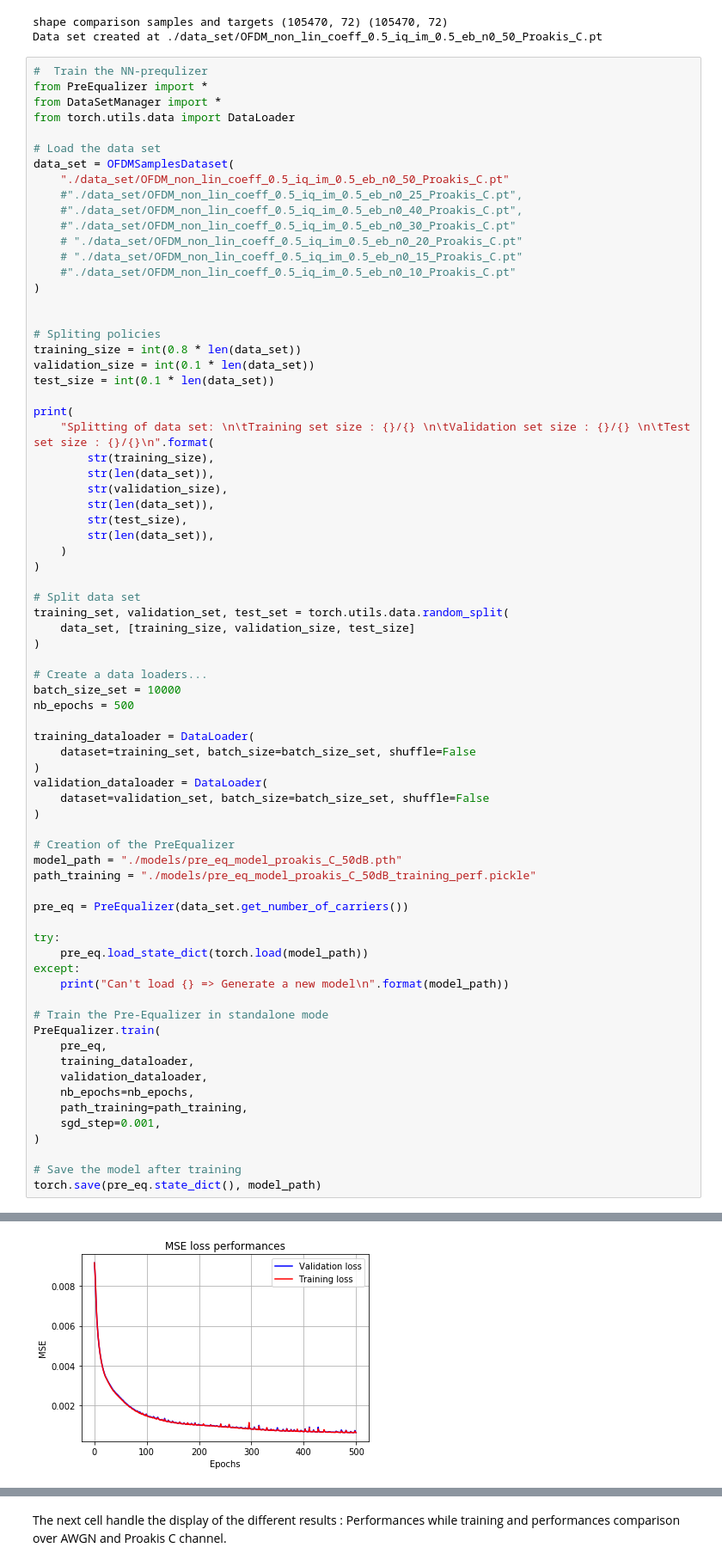
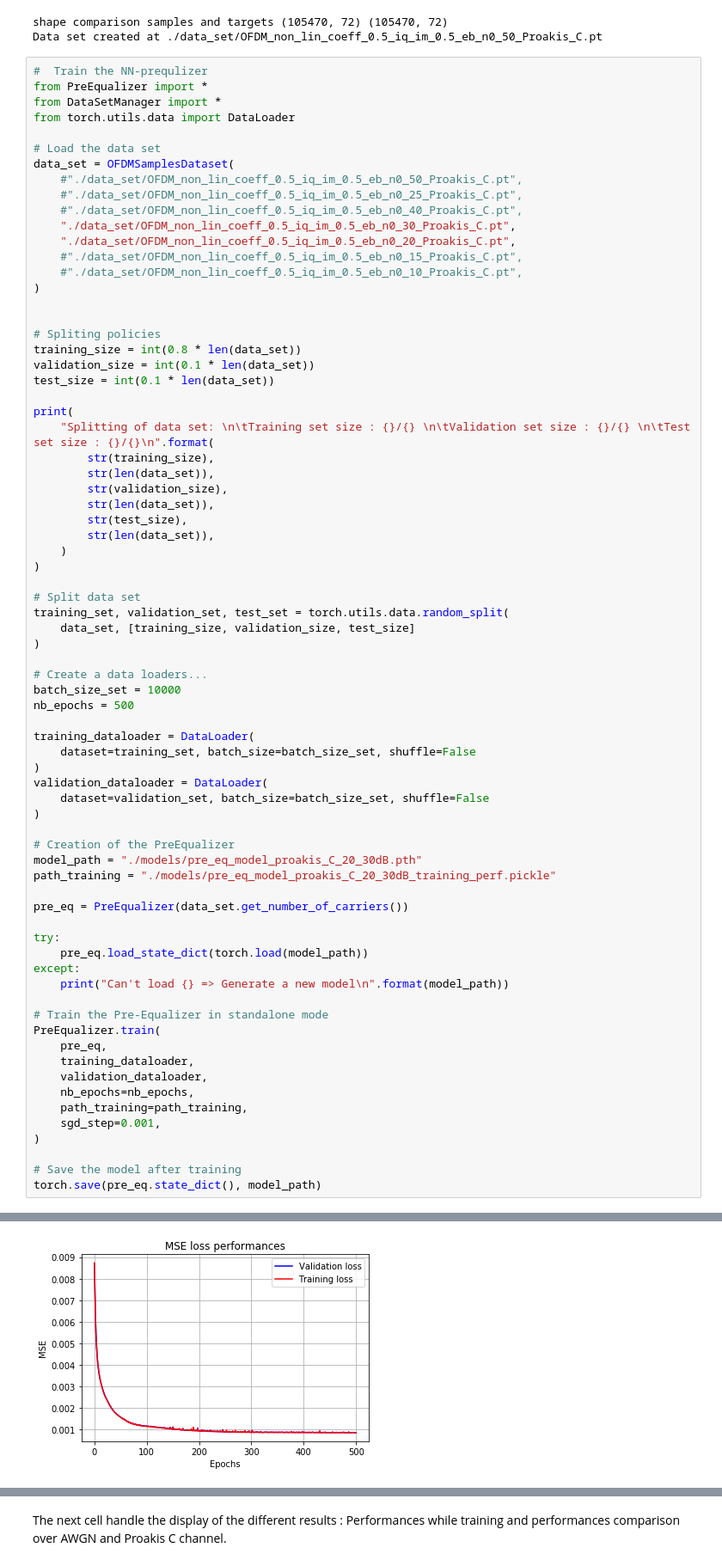
Before and after one commit to EricSoubigou/Deep-Net-Pre-Equalizer, a Jupyter notebook: online_label_recovery.ipynb, the cells around one changed output, grey strips where cells are left out. Shown: that part at 86% size. Drawn from its saved outputs; the diff is of its cells as text.

```diff
--- a/online_label_recovery.ipynb
+++ b/online_label_recovery.ipynb
@@ -141,13 +141,13 @@ from torch.utils.data import DataLoader
 
 # Load the data set
 data_set = OFDMSamplesDataset(
-    "./data_set/OFDM_non_lin_coeff_0.5_iq_im_0.5_eb_n0_50_Proakis_C.pt"
+    #"./data_set/OFDM_non_lin_coeff_0.5_iq_im_0.5_eb_n0_50_Proakis_C.pt",
     #"./data_set/OFDM_non_lin_coeff_0.5_iq_im_0.5_eb_n0_25_Proakis_C.pt",
     #"./data_set/OFDM_non_lin_coeff_0.5_iq_im_0.5_eb_n0_40_Proakis_C.pt",
-    #"./data_set/OFDM_non_lin_coeff_0.5_iq_im_0.5_eb_n0_30_Proakis_C.pt"
-    # "./data_set/OFDM_non_lin_coeff_0.5_iq_im_0.5_eb_n0_20_Proakis_C.pt"
-    # "./data_set/OFDM_non_lin_coeff_0.5_iq_im_0.5_eb_n0_15_Proakis_C.pt"
-    #"./data_set/OFDM_non_lin_coeff_0.5_iq_im_0.5_eb_n0_10_Proakis_C.pt"
+    "./data_set/OFDM_non_lin_coeff_0.5_iq_im_0.5_eb_n0_30_Proakis_C.pt",
+    "./data_set/OFDM_non_lin_coeff_0.5_iq_im_0.5_eb_n0_20_Proakis_C.pt",
+    #"./data_set/OFDM_non_lin_coeff_0.5_iq_im_0.5_eb_n0_15_Proakis_C.pt",
+    #"./data_set/OFDM_non_lin_coeff_0.5_iq_im_0.5_eb_n0_10_Proakis_C.pt",
 )
 
 
@@ -184,8 +184,8 @@ validation_dataloader = DataLoader(
 )
 
 # Creation of the PreEqualizer
-model_path = "./models/pre_eq_model_proakis_C_50dB.pth"
-path_training = "./models/pre_eq_model_proakis_C_50dB_training_perf.pickle"
+model_path = "./models/pre_eq_model_proakis_C_20_30dB.pth"
+path_training = "./models/pre_eq_model_proakis_C_20_30dB_training_perf.pickle"
 
 pre_eq = PreEqualizer(data_set.get_number_of_carriers())
 
@@ -218 +218 @@ Epoch 500/500; training MSE : 0.000634589116089046; validation MSE : 0.000639926
-[figure, old version]
+[figure, new version]
```
Also changed, not shown: parts of 4 cells of this notebook, 1 other file.
